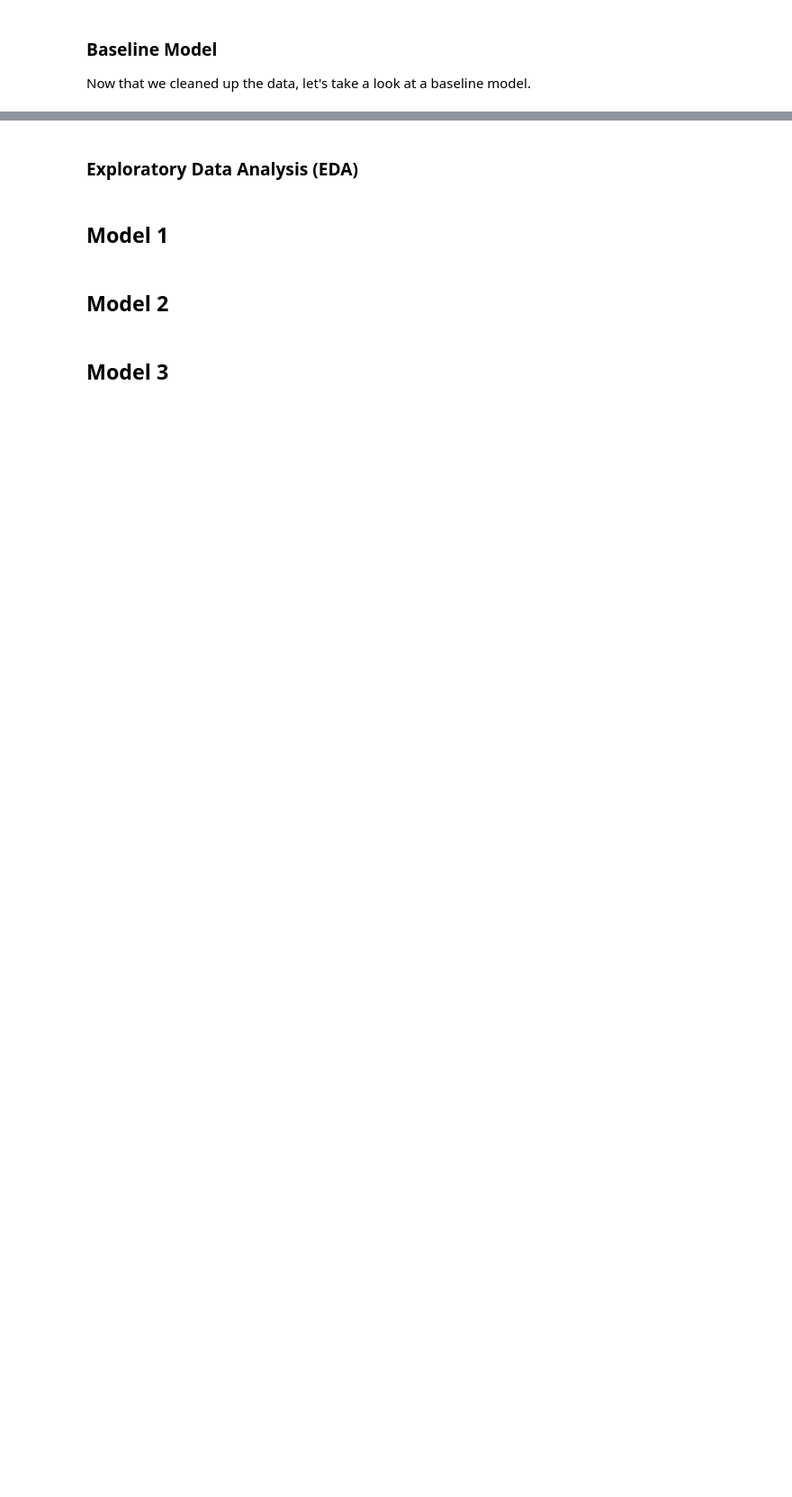
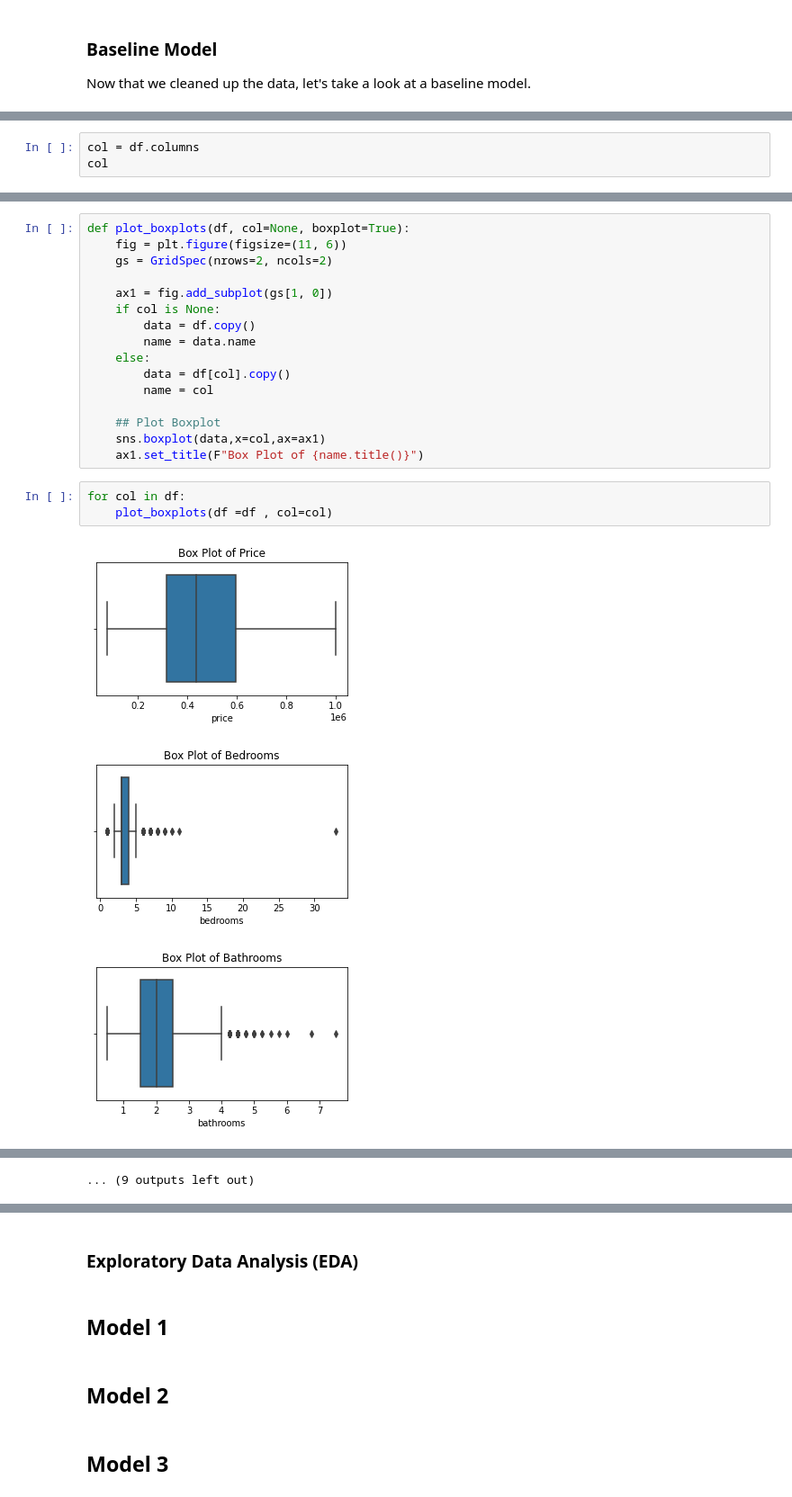
Before and after one commit to jennifernha/King-County-House-Sales, a Jupyter notebook: King County House Sales Analysis.ipynb, the cells around one changed output, grey strips where cells are left out. Shown at 90% size. Cells and saved outputs as stored; diff of their text form; blank space fills up the shorter version.

Commit message:
Add boxplot function for outliters

```diff
--- a/King County House Sales Analysis.ipynb
+++ b/King County House Sales Analysis.ipynb
@@ -328,0 +355,3 @@ strong multicollinearity or other numerical problems.
+# %%
+col = df.columns
+col
@@ -328,0 +364,23 @@ strong multicollinearity or other numerical problems.
+# %%
+def plot_boxplots(df, col=None, boxplot=True):
+    fig = plt.figure(figsize=(11, 6))
+    gs = GridSpec(nrows=2, ncols=2)
+
+    ax1 = fig.add_subplot(gs[1, 0])
+    if col is None:
+        data = df.copy()
+        name = data.name
+    else:
+        data = df[col].copy()
+        name = col
+
+    ## Plot Boxplot
+    sns.boxplot(data,x=col,ax=ax1)
+    ax1.set_title(F"Box Plot of {name.title()}")
+# %%
+for col in df:
+    plot_boxplots(df =df , col=col)
+# %% [output]
+[figure, added]
+[figure, added]
+[figure, added]
@@ -328,0 +396 @@ strong multicollinearity or other numerical problems.
+... (9 outputs left out)
```
Also changed, not shown: parts of 44 cells of this notebook.
